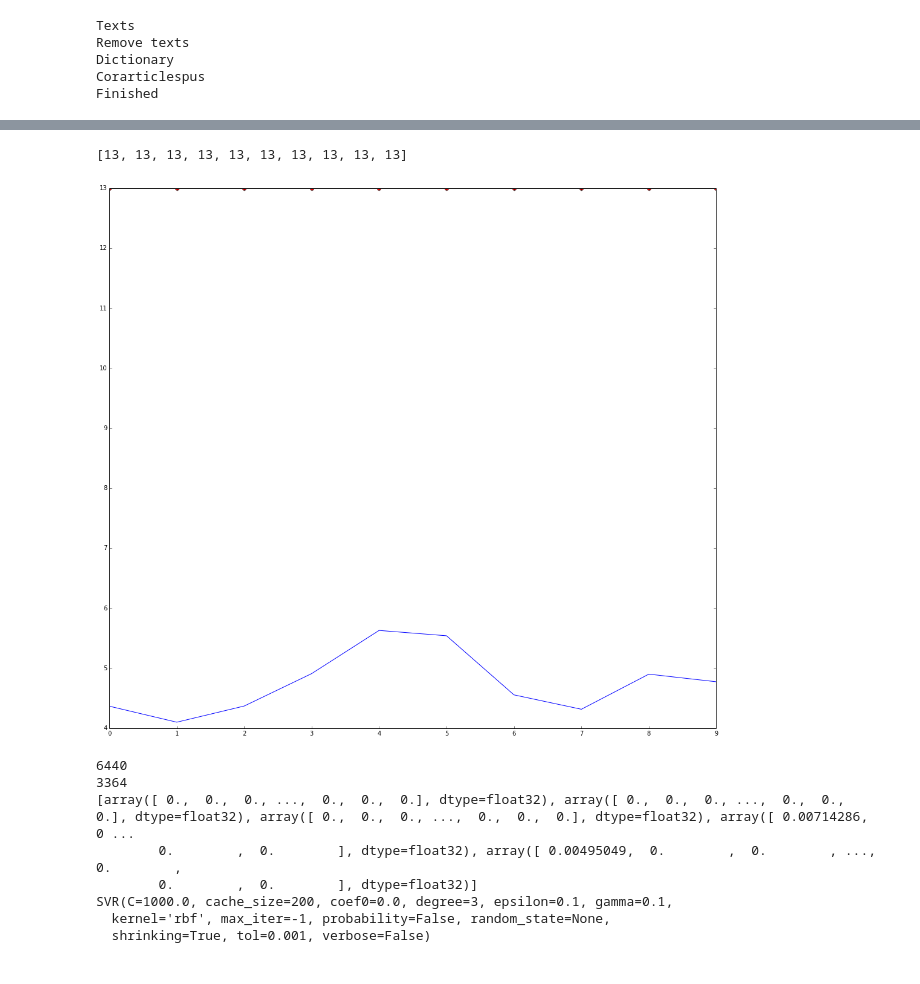
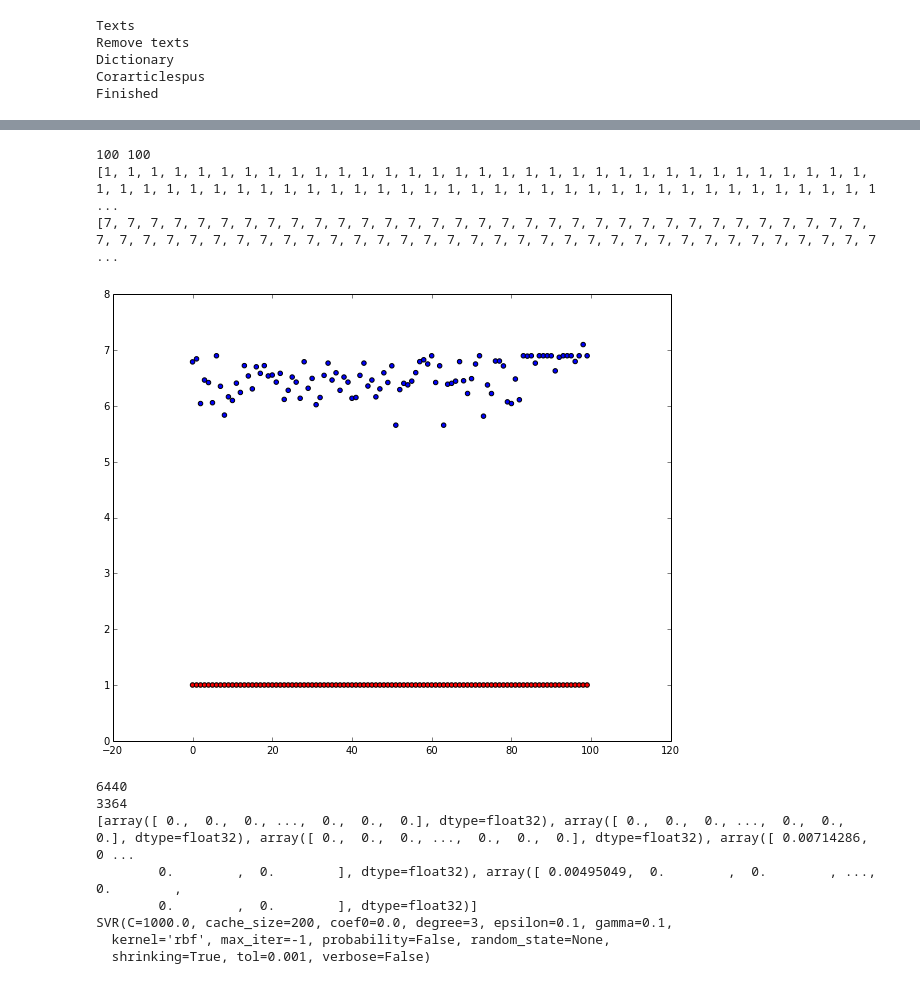
Before and after one commit to carpedm20/notebooks, a Jupyter notebook: Run length.ipynb, the cells around one changed output, grey strips where cells are left out. Cells and saved outputs as stored; diff of their text form; code cells hidden in the pictures.

```diff
--- a/Run length.ipynb
+++ b/Run length.ipynb
@@ -294,5 +281,6 @@ gs = GridSeachCV(clf, params_grid, cv=cv, n_jobs=-1, verbose=2)
 # %%
-temp_length = 10
+temp_length = 100
+
 temp_test = articles_test[:temp_length]
-temp_test = articles_test[:temp_length]
-result = svr_rbf.predict(temp_test)
+temp_anwser = changes_test[:temp_length]
+%time temp_result = clf.predict(temp_test)
@@ -299,14 +290,21 @@ result = svr_rbf.predict(temp_test)
-# %%
-fig = plt.figure(figsize=(18,16))
-
-ax1 = fig.add_subplot(1,1,1)
-ax1.plot(result)
-ax1.plot(changes_test[:temp_length],'ro')
-
-print changes_test[:temp_length]
-# %% [output]
-[13, 13, 13, 13, 13, 13, 13, 13, 13, 13]
-[figure, removed]
+# %%
+
+print len(temp_anwser), len(temp_result)
+print temp_anwser
+
+fig = plt.figure(figsize=(10,8))
+
+ax1 = fig.add_subplot(1,1,1)
+xs = range(len(temp_result))
+ax1.scatter(xs, temp_result, c='b')
+ax1.scatter(xs, temp_anwser, c='r')
+
+print changes_train
+# %% [output]
+100 100
+[1, 1, 1, 1, 1, 1, 1, 1, 1, 1, 1, 1, 1, 1, 1, 1, 1, 1, 1, 1, 1, 1, 1, 1, 1, 1, 1, 1, 1, 1, 1, 1, 1, 1, 1, 1, 1, 1, 1, 1, 1, 1, 1, 1, 1, 1, 1, 1, 1, 1, 1, 1, 1, 1, 1, 1, 1, 1, 1, 1, 1, 1, 1, 1, 1, 1, 1 ...
+[7, 7, 7, 7, 7, 7, 7, 7, 7, 7, 7, 7, 7, 7, 7, 7, 7, 7, 7, 7, 7, 7, 7, 7, 7, 7, 7, 7, 7, 7, 7, 7, 7, 7, 7, 7, 7, 7, 7, 7, 7, 7, 7, 7, 7, 7, 7, 7, 7, 7, 7, 7, 7, 7, 7, 7, 7, 7, 7, 7, 7, 7, 7, 7, 7, 7, 7 ...
+[figure, added]
 # %%
 print len(articles_train)
 print len(articles_test)
```
Also changed, not shown: parts of 8 cells of this notebook.
